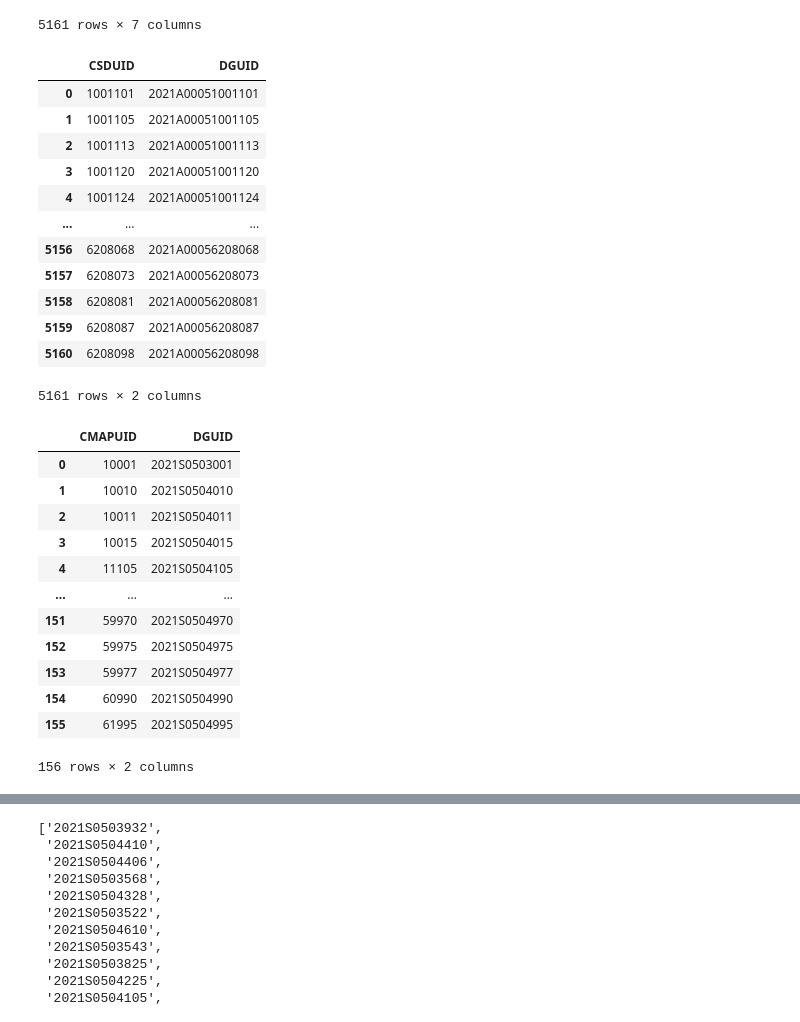
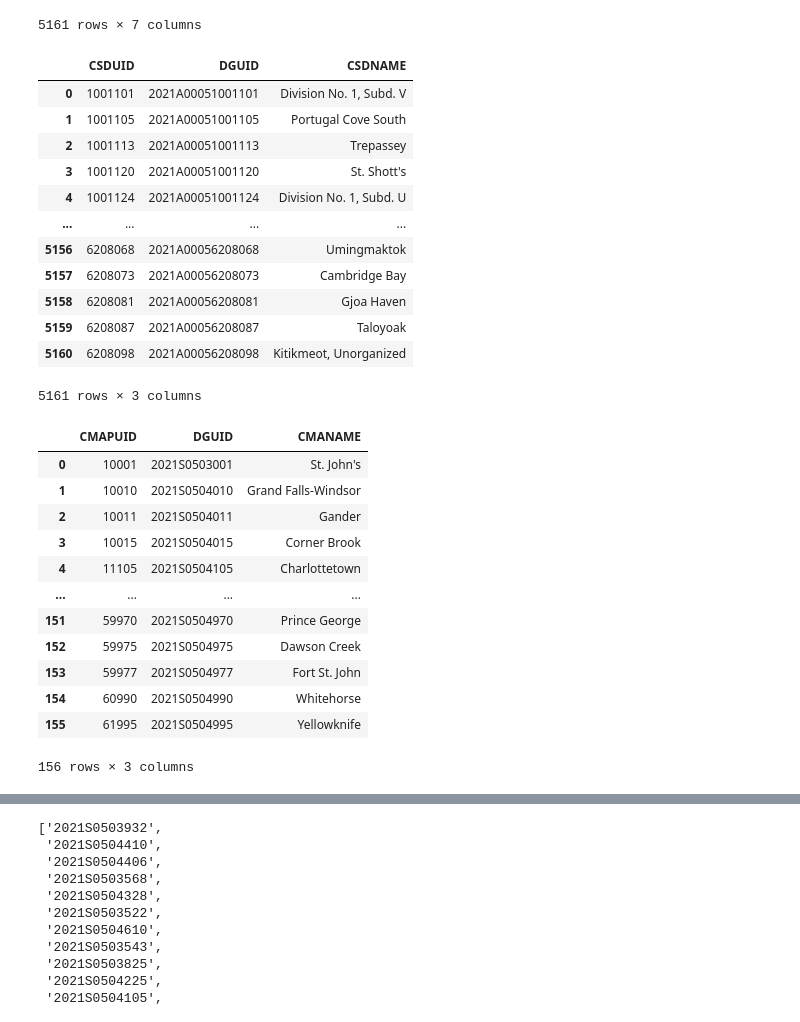
Before and after one commit to samuelmorency/StatCan-Web-App, a Jupyter notebook: data/data_wrangle backup.ipynb, the cells around one changed output, grey strips where cells are left out. Drawn from its saved outputs; the diff is of its cells as text; code cells hidden in the pictures.

```diff
--- a/data/data_wrangle backup.ipynb
+++ b/data/data_wrangle backup.ipynb
@@ -178,36 +189,36 @@ csd_shape
 | 5160 | 6208098 | 2021A00056208098 | Kitikmeot, Unorganized | NO | 431190.4566 | 62 | MULTIPOLYGON (((5541699.5 3510034... |
 5161 rows × 7 columns
 # %%
-csd_uids = csd_shape[['CSDUID', 'DGUID']].copy()
+csd_uids = csd_shape[['CSDUID', 'DGUID', 'CSDNAME']].copy()
 csd_uids
 # %% [output]
-|  | CSDUID | DGUID |
-| 0 | 1001101 | 2021A00051001101 |
-| 1 | 1001105 | 2021A00051001105 |
-| 2 | 1001113 | 2021A00051001113 |
-| 3 | 1001120 | 2021A00051001120 |
-| 4 | 1001124 | 2021A00051001124 |
-| ... | ... | ... |
-| 5156 | 6208068 | 2021A00056208068 |
-| 5157 | 6208073 | 2021A00056208073 |
-| 5158 | 6208081 | 2021A00056208081 |
-| 5159 | 6208087 | 2021A00056208087 |
-| 5160 | 6208098 | 2021A00056208098 |
+|  | CSDUID | DGUID | CSDNAME |
+| 0 | 1001101 | 2021A00051001101 | Division No. 1, Subd. V |
+| 1 | 1001105 | 2021A00051001105 | Portugal Cove South |
+| 2 | 1001113 | 2021A00051001113 | Trepassey |
+| 3 | 1001120 | 2021A00051001120 | St. Shott's |
+| 4 | 1001124 | 2021A00051001124 | Division No. 1, Subd. U |
+| ... | ... | ... | ... |
+| 5156 | 6208068 | 2021A00056208068 | Umingmaktok |
+| 5157 | 6208073 | 2021A00056208073 | Cambridge Bay |
+| 5158 | 6208081 | 2021A00056208081 | Gjoa Haven |
+| 5159 | 6208087 | 2021A00056208087 | Taloyoak |
+| 5160 | 6208098 | 2021A00056208098 | Kitikmeot, Unorganized |
-5161 rows × 2 columns
+5161 rows × 3 columns
 # %%
-cma_uids = cma_shape[['CMAPUID', 'DGUID']].copy()
+cma_uids = cma_shape[['CMAPUID', 'DGUID', 'CMANAME']].copy()
 cma_uids
 # %% [output]
-|  | CMAPUID | DGUID |
-| 0 | 10001 | 2021S0503001 |
-| 1 | 10010 | 2021S0504010 |
-| 2 | 10011 | 2021S0504011 |
-| 3 | 10015 | 2021S0504015 |
-| 4 | 11105 | 2021S0504105 |
-| ... | ... | ... |
-| 151 | 59970 | 2021S0504970 |
-| 152 | 59975 | 2021S0504975 |
-| 153 | 59977 | 2021S0504977 |
-| 154 | 60990 | 2021S0504990 |
-| 155 | 61995 | 2021S0504995 |
+|  | CMAPUID | DGUID | CMANAME |
+| 0 | 10001 | 2021S0503001 | St. John's |
+| 1 | 10010 | 2021S0504010 | Grand Falls-Windsor |
+| 2 | 10011 | 2021S0504011 | Gander |
+| 3 | 10015 | 2021S0504015 | Corner Brook |
+| 4 | 11105 | 2021S0504105 | Charlottetown |
+| ... | ... | ... | ... |
+| 151 | 59970 | 2021S0504970 | Prince George |
+| 152 | 59975 | 2021S0504975 | Dawson Creek |
+| 153 | 59977 | 2021S0504977 | Fort St. John |
+| 154 | 60990 | 2021S0504990 | Whitehorse |
+| 155 | 61995 | 2021S0504995 | Yellowknife |
-156 rows × 2 columns
+156 rows × 3 columns
```
Also changed, not shown: parts of 11 cells of this notebook, 1 other file.
